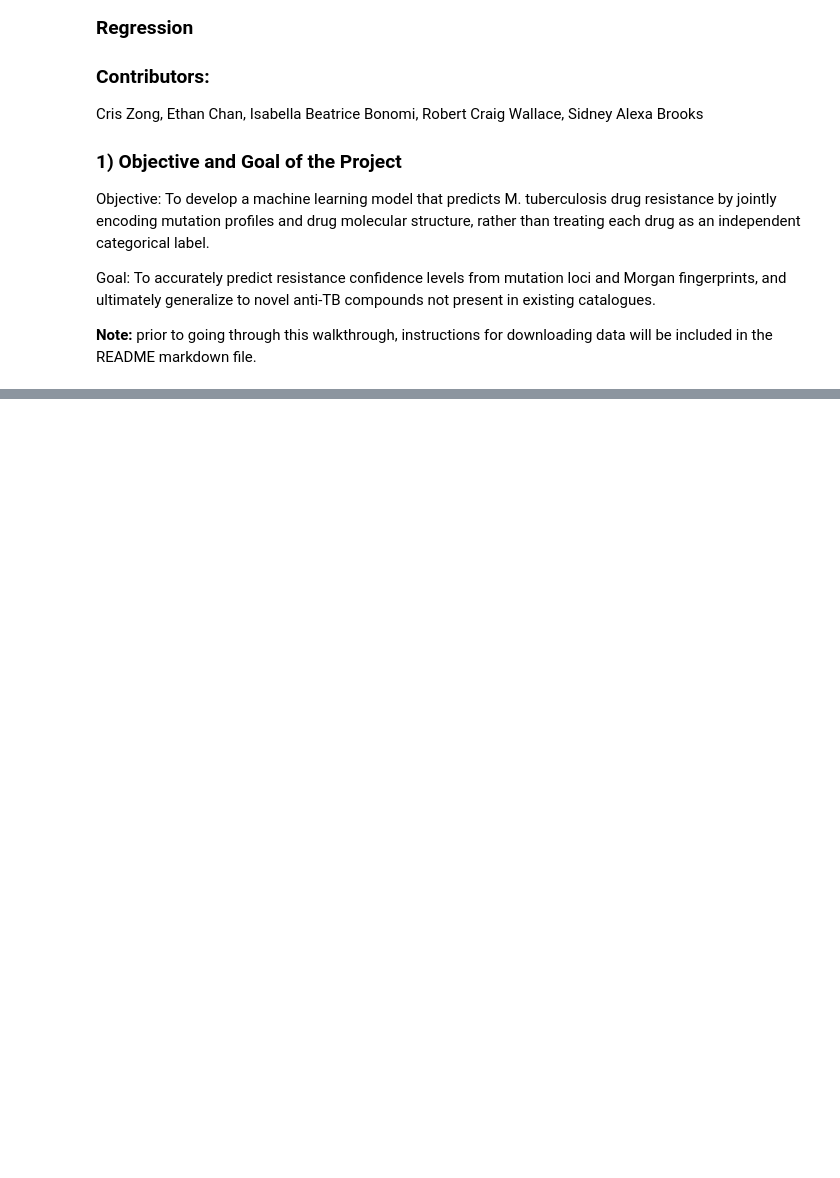
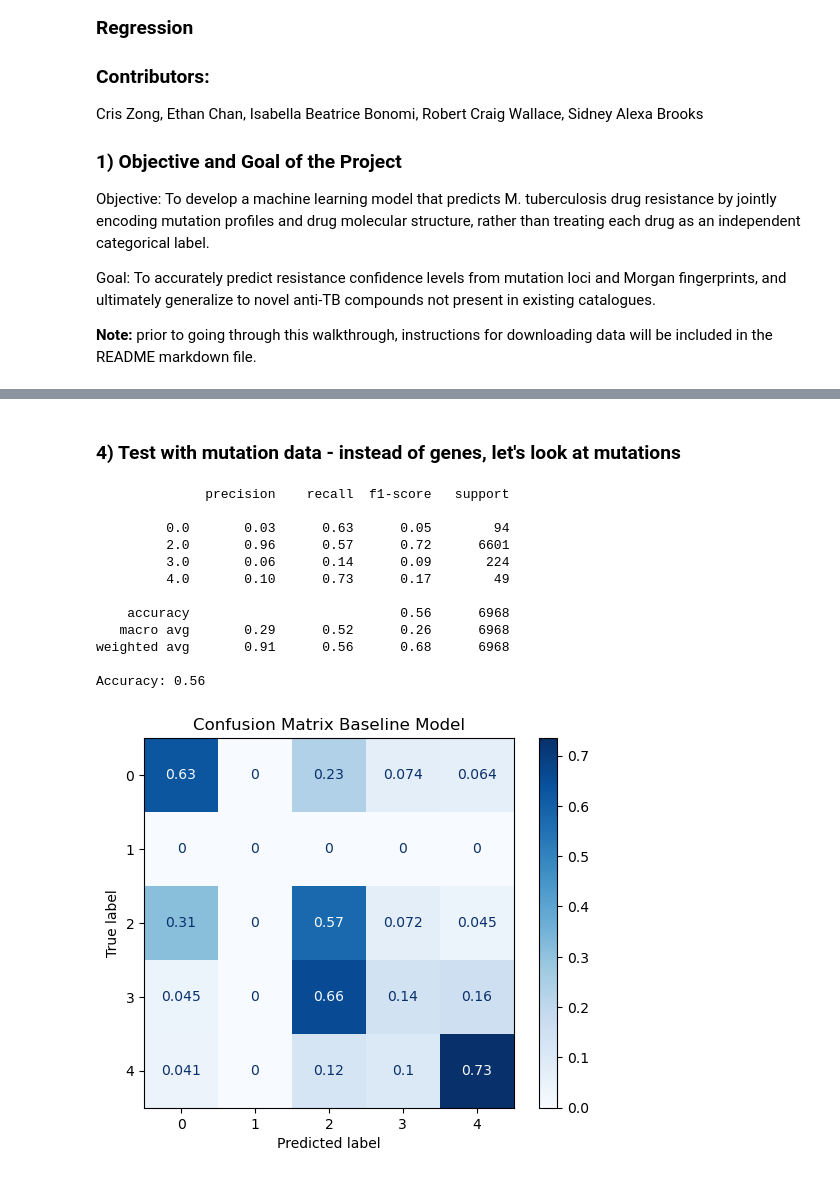
Before and after one commit to ibonomi-MSSE/277B-Final-Project, a Jupyter notebook: draft.ipynb, the cells around one changed output, grey strips where cells are left out. Cells and saved outputs as stored; diff of their text form; code cells hidden in the pictures; blank space fills up the shorter version.

```diff
--- a/draft.ipynb
+++ b/draft.ipynb
@@ -65,0 +282,49 @@ genomic_data.head()
+# %% [markdown]
+### 4) Test with mutation data - instead of genes, let's look at mutations
+# %%
+# test another baseline logistic regression model to look at mutation data and drug resistance
+mutation_baseline = final_ml[["mutation", "drug", "grade_ordinal"]].dropna().copy()
+
+x_base = mutation_baseline[["mutation", "drug"]]
+y_base = mutation_baseline["grade_ordinal"]
+
+# split test and training data
+Xb_train, Xb_test, yb_train, yb_test = train_test_split(x_base, y_base, test_size=0.2, random_state=42, stratify=y_base)
+
+# Use sparse one hot encoding for genetic mutations
+preprocessor = ColumnTransformer(transformers=[("cat", OneHotEncoder(handle_unknown="ignore"), ["mutation", "drug"])])
+mutation_model = Pipeline([("preprocessor", preprocessor), ("classifier", LogisticRegression(max_iter=2000, class_weight="balanced", solver="saga", n_jobs=1))])
+
+# fit the model
+mutation_model.fit(Xb_train, yb_train)
+
+# predict the resistance labels
+y_pred = mutation_model.predict(Xb_test)
+
+print(classification_report(yb_test, y_pred))
+
+# Display the accuracy
+accuracy = np.mean(yb_test == y_pred)
+print(f'Accuracy: {accuracy:.2f}')
+
+# Plot the confusion matrix
+labels = [0, 1, 2, 3, 4]
+cm = confusion_matrix(yb_test, y_pred, normalize = 'true', labels=labels)
+disp = ConfusionMatrixDisplay(confusion_matrix = cm)
+disp.plot(cmap=plt.cm.Blues)
+plt.title("Confusion Matrix Baseline Model")
+plt.show()
+# %% [output]
+              precision    recall  f1-score   support
+
+         0.0       0.03      0.63      0.05        94
+         2.0       0.96      0.57      0.72      6601
+         3.0       0.06      0.14      0.09       224
+         4.0       0.10      0.73      0.17        49
+
+    accuracy                           0.56      6968
+   macro avg       0.29      0.52      0.26      6968
+weighted avg       0.91      0.56      0.68      6968
+
+Accuracy: 0.56
+[figure, added]
```
Also changed, not shown: parts of 14 cells of this notebook.
